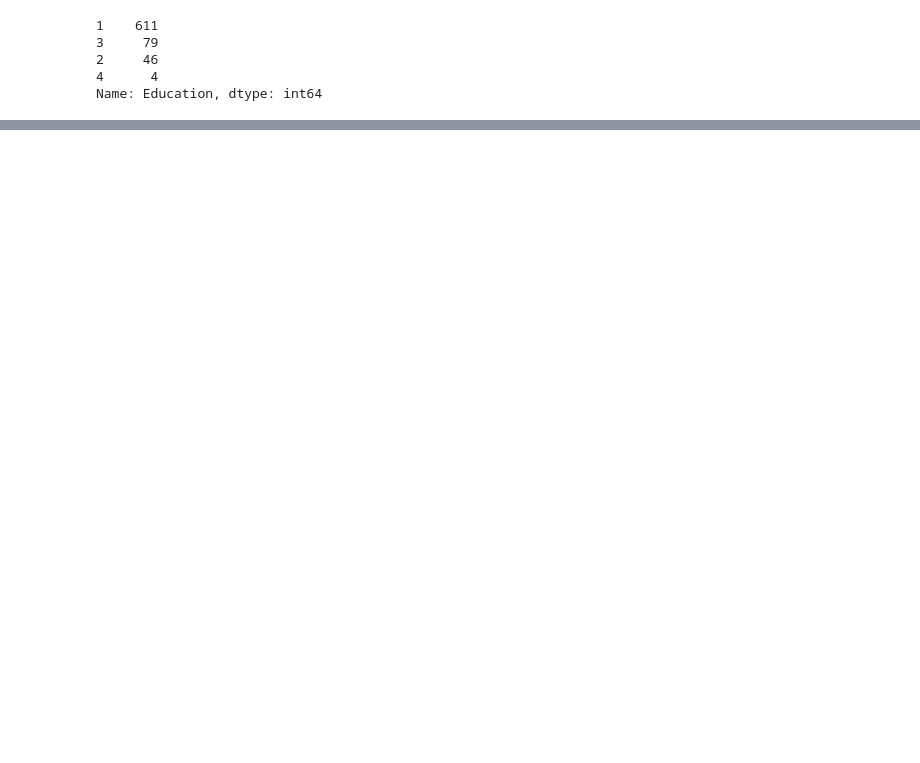
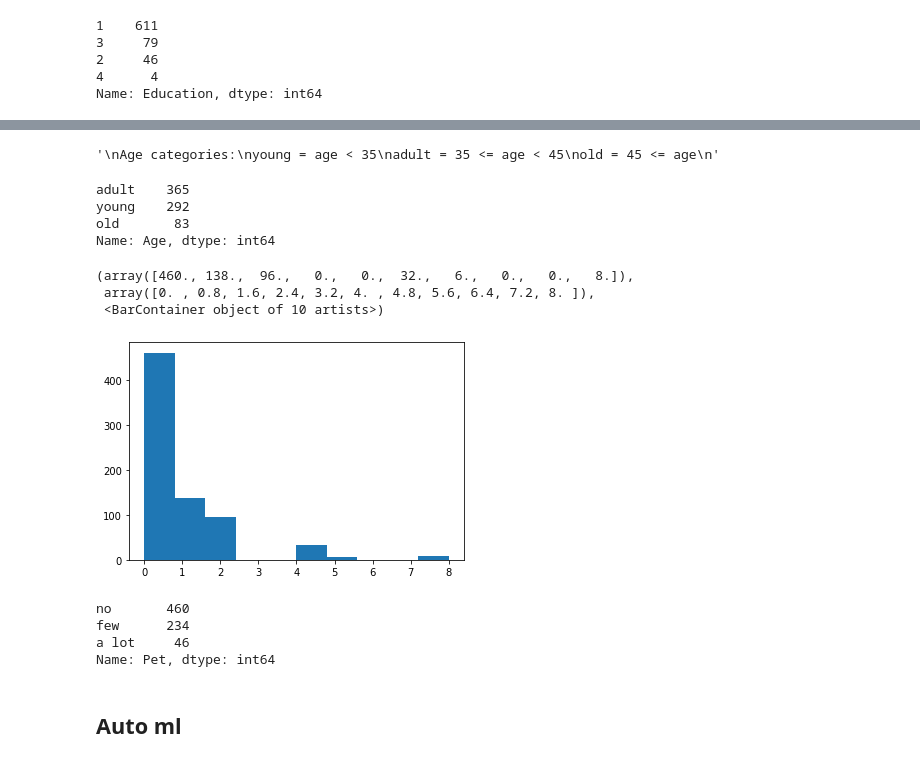
Before and after one commit to SrVallejo/Streamlit_absenteeism_hours, a Jupyter notebook: jupyter/Prediction.ipynb, the cells around one changed output, grey strips where cells are left out. Drawn from its saved outputs; the diff is of its cells as text; code cells hidden in the pictures; blank space fills up the shorter version.

```diff
--- a/jupyter/Prediction.ipynb
+++ b/jupyter/Prediction.ipynb
@@ -67,0 +81,48 @@ Name: Distance from Residence to Work, dtype: int64
+# %%
+'''
+Age categories:
+young = age < 35
+adult = 35 <= age < 45
+old = 45 <= age
+'''
+# %% [output]
+'\nAge categories:\nyoung = age < 35\nadult = 35 <= age < 45\nold = 45 <= age\n'
+# %%
+age_col = []
+for i,r in df.iterrows():
+    if r["Age"] < 35: age_col.append("young")
+    elif r["Age"] < 45: age_col.append("adult")
+    else: age_col.append("old")
+
+
+df["Age"] = age_col
+df["Age"].value_counts()
+# %% [output]
+adult    365
+young    292
+old       83
+Name: Age, dtype: int64
+# %%
+plt.hist(df["Pet"])
+# %% [output]
+(array([460., 138.,  96.,   0.,   0.,  32.,   6.,   0.,   0.,   8.]),
+ array([0. , 0.8, 1.6, 2.4, 3.2, 4. , 4.8, 5.6, 6.4, 7.2, 8. ]),
+ <BarContainer object of 10 artists>)
+[figure, added]
+# %%
+pet_col = []
+for i,r in df.iterrows():
+    if r["Pet"] <= 0: pet_col.append("no")
+    elif r["Pet"] <= 2: pet_col.append("few")
+    else: pet_col.append("a lot")
+
+
+df["Pet"] = pet_col
+df["Pet"].value_counts()
+# %% [output]
+no       460
+few      234
+a lot     46
+Name: Pet, dtype: int64
+# %% [markdown]
+## Auto ml
```
Also changed, not shown: parts of 26 cells of this notebook.
